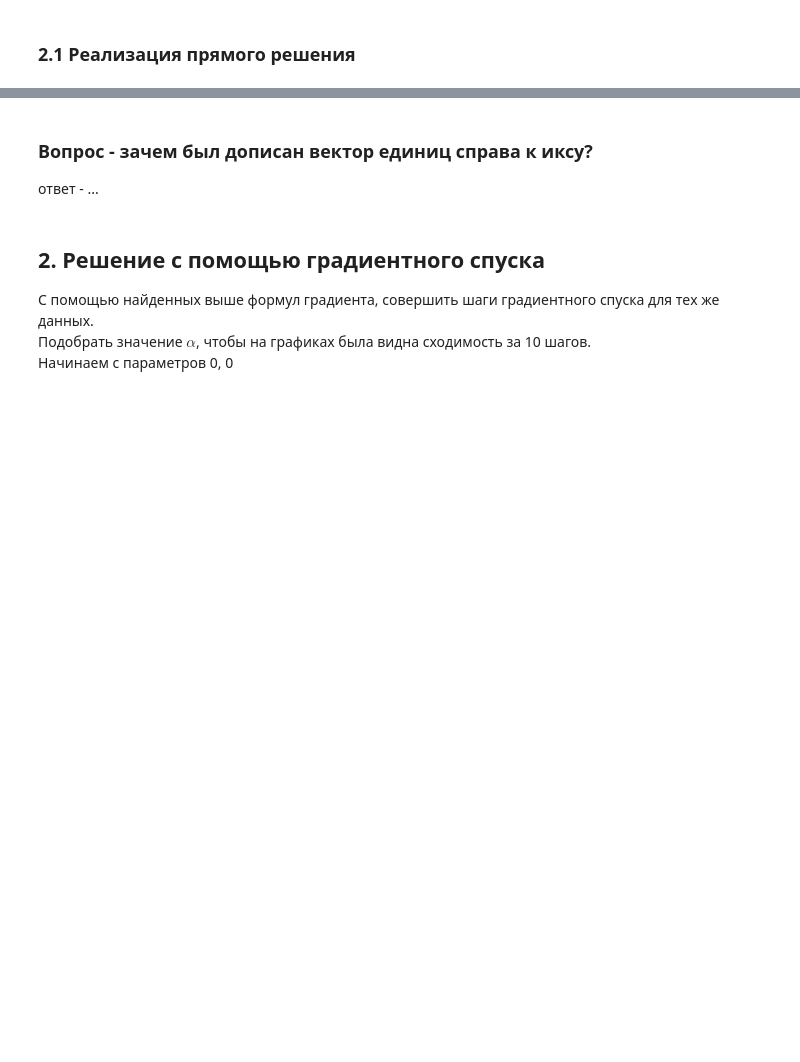
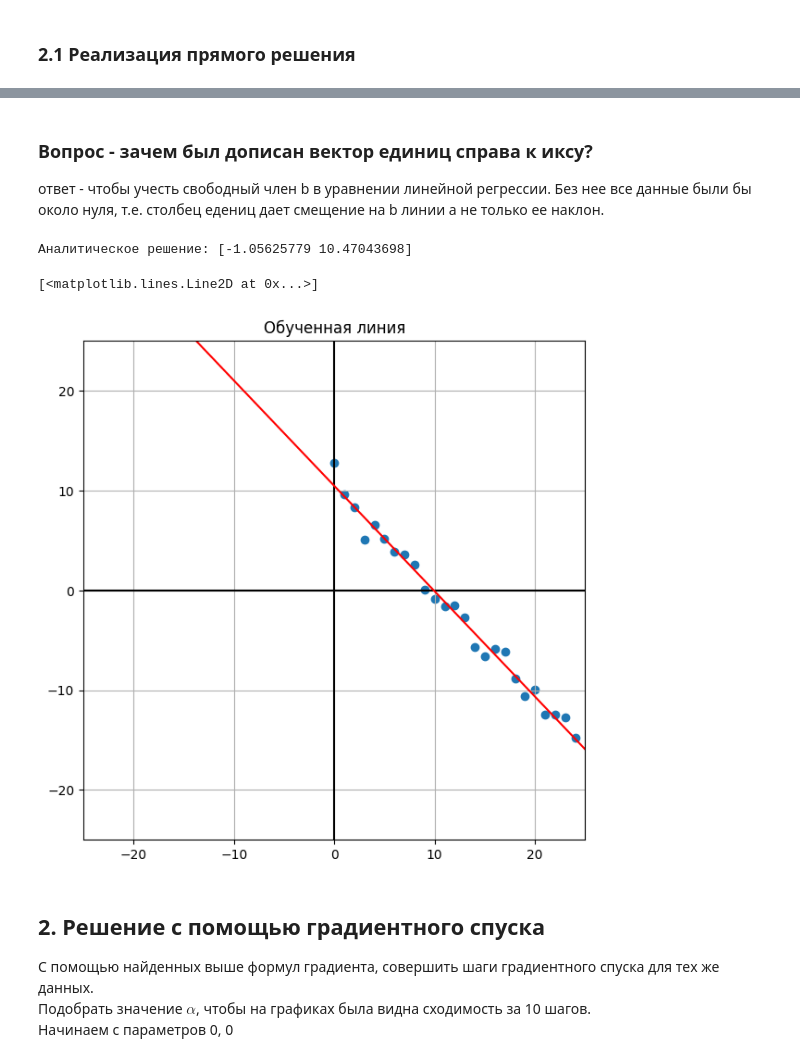
Before and after one commit to cin-tie/lab-aitch, a Jupyter notebook: lab-linear-regression.ipynb, the cells around one changed output, grey strips where cells are left out. Cells and saved outputs as stored; diff of their text form; code cells hidden in the pictures; blank space fills up the shorter version.

```diff
--- a/lab-linear-regression.ipynb
+++ b/lab-linear-regression.ipynb
@@ -58,30 +77,36 @@ A, y
-# %% [markdown]
-### Вопрос - зачем был дописан вектор единиц справа к иксу?
-
-ответ - ...
+# %% [markdown]
+### Вопрос - зачем был дописан вектор единиц справа к иксу?
+
+ответ - чтобы учесть свободный член b в уравнении линейной регрессии. Без нее все данные были бы около нуля, т.е. столбец едениц дает смещение на b линии а не только ее наклон.
 # %%
 # допишите код для поиска a и b через 0 производной и выведите какой вышел результат
-a_b_analytical = ...
-a_b_analytical
+a_b_analytical = np.linalg.inv(A.T @ A) @ A.T @ y
+print("Аналитическое решение:", a_b_analytical)
+# %% [output]
+Аналитическое решение: [-1.05625779 10.47043698]
 # %%
 # постройте линию которая вышла рядом с изначальными данными
 
 
 # изначальные данные
 f, ax = plt.subplots(figsize=(7, 7))
 
 plt.scatter(A[:, 0], y)
+ax.set_title("Обученная линия")
 ax.set_xlim(-25, 25)
 ax.set_ylim(-25, 25)
 ax.axvline(0, color='black')
 ax.axhline(0, color='black')
 ax.grid(True)
 
 # линия которая обучилась
 # нужно вместо троеточий подсчитать значения y которые
 # получаются при полученных параметрах линии
 # в точках x1 = -25, x2 = 25, этим мы построим линию по 2 точкам
-ax.plot([-25, 25], [..., ...])
+ax.plot([-25, 25], a_b_analytical[0] * np.array([-25, 25]) + a_b_analytical[1], color="red")
+# %% [output]
+[<matplotlib.lines.Line2D at 0x...>]
+[figure, added]
 # %% [markdown]
 ## 2. Решение с помощью градиентного спуска
 
```
Also changed, not shown: parts of 5 cells of this notebook, 1 other file.
